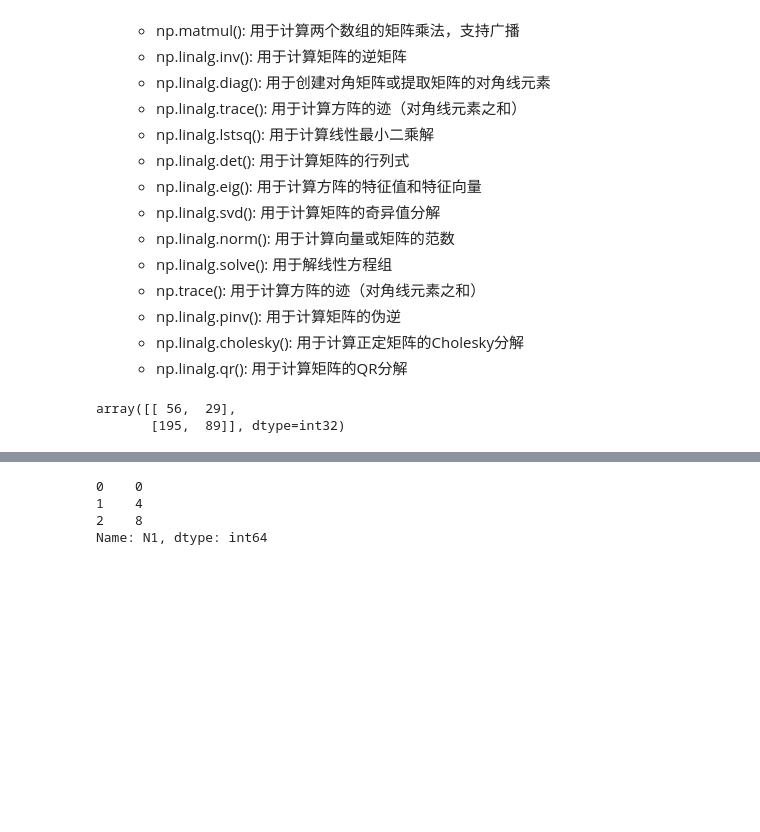
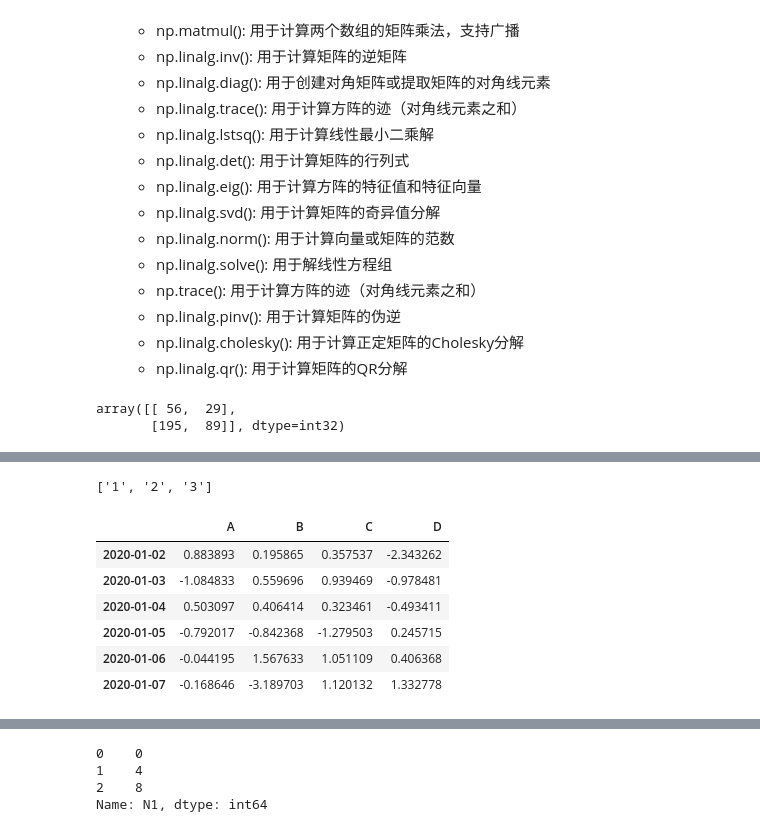
Before and after one commit to SongYangcheng/coding, a Jupyter notebook: pandasAndNumpy.ipynb, the cells around one changed output, grey strips where cells are left out. Saved outputs shown, nothing was run; the diff lists cells and outputs as text; code cells hidden in the pictures; blank space fills up the shorter version.

```diff
--- a/pandasAndNumpy.ipynb
+++ b/pandasAndNumpy.ipynb
@@ -1475,0 +1984,29 @@ DataFrame: 二维表格数据，可以看作是由多个Series组成的字典
+# %%
+import pandas as pd
+data = [{"1":1, "2":2}, {"1":1, "2":2, "3":3}]
+df = pd.DataFrame(data=data)
+df["3"].dtype
+df.columns.tolist() #输出列名
+# %% [output]
+['1', '2', '3']
+# %%
+import pandas as pd
+import numpy as np
+np.random.seed(20)
+time = pd.date_range("2020-01-02", periods=6)
+random = np.random.randn(6, 4)
+
+df = pd.DataFrame(
+    data=random,
+    index=time,
+    columns=list("ABCD")
+)
+df
+# %% [output]
+|  | A | B | C | D |
+| 2020-01-02 | 0.883893 | 0.195865 | 0.357537 | -2.343262 |
+| 2020-01-03 | -1.084833 | 0.559696 | 0.939469 | -0.978481 |
+| 2020-01-04 | 0.503097 | 0.406414 | 0.323461 | -0.493411 |
+| 2020-01-05 | -0.792017 | -0.842368 | -1.279503 | 0.245715 |
+| 2020-01-06 | -0.044195 | 1.567633 | 1.051109 | 0.406368 |
+| 2020-01-07 | -0.168646 | -3.189703 | 1.120132 | 1.332778 |
```
Also changed, not shown: parts of 24 cells of this notebook, 9 other files.
